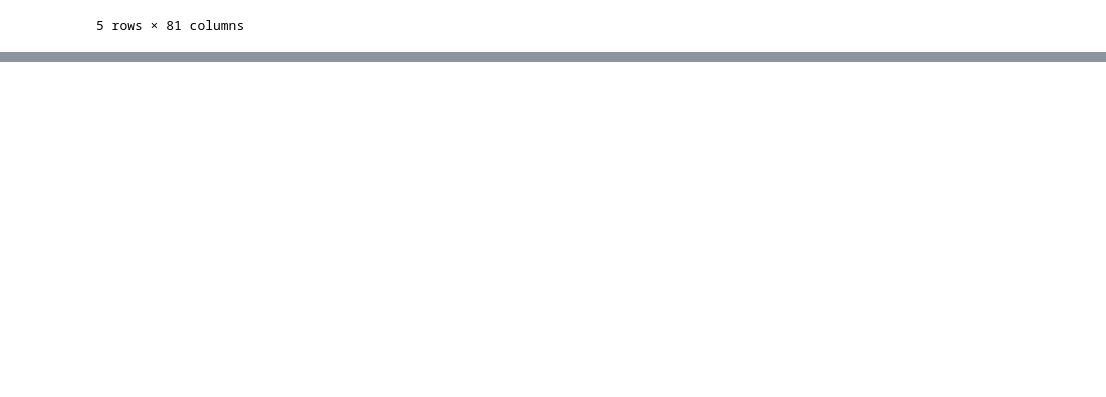
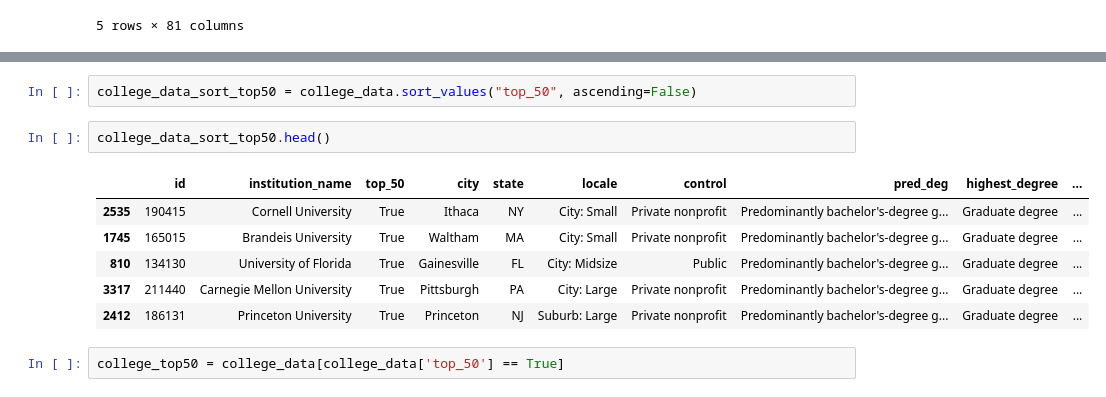
Before and after one commit to nharrisanalyst/colleges-data, a Jupyter notebook: Untitled.ipynb, the cells around one changed output, grey strips where cells are left out. Drawn from its saved outputs; the diff is of its cells as text; blank space fills up the shorter version.

```diff
--- a/Untitled.ipynb
+++ b/Untitled.ipynb
@@ -87,0 +101,13 @@ college_data.head()
+# %%
+college_data_sort_top50 = college_data.sort_values("top_50", ascending=False)
+# %%
+college_data_sort_top50.head()
+# %% [output]
+|  | id | institution_name | top_50 | city | state | locale | control | pred_deg | highest_degree | ... |
+| 2535 | 190415 | Cornell University | True | Ithaca | NY | City: Small | Private nonprofit | Predominantly bachelor's-degree g... | Graduate degree | ... |
+| 1745 | 165015 | Brandeis University | True | Waltham | MA | City: Small | Private nonprofit | Predominantly bachelor's-degree g... | Graduate degree | ... |
+| 810 | 134130 | University of Florida | True | Gainesville | FL | City: Midsize | Public | Predominantly bachelor's-degree g... | Graduate degree | ... |
+| 3317 | 211440 | Carnegie Mellon University | True | Pittsburgh | PA | City: Large | Private nonprofit | Predominantly bachelor's-degree g... | Graduate degree | ... |
+| 2412 | 186131 | Princeton University | True | Princeton | NJ | Suburb: Large | Private nonprofit | Predominantly bachelor's-degree g... | Graduate degree | ... |
+# %%
+college_top50 = college_data[college_data['top_50'] == True]
```
Also changed, not shown: parts of 4 cells of this notebook, 1 other file.
